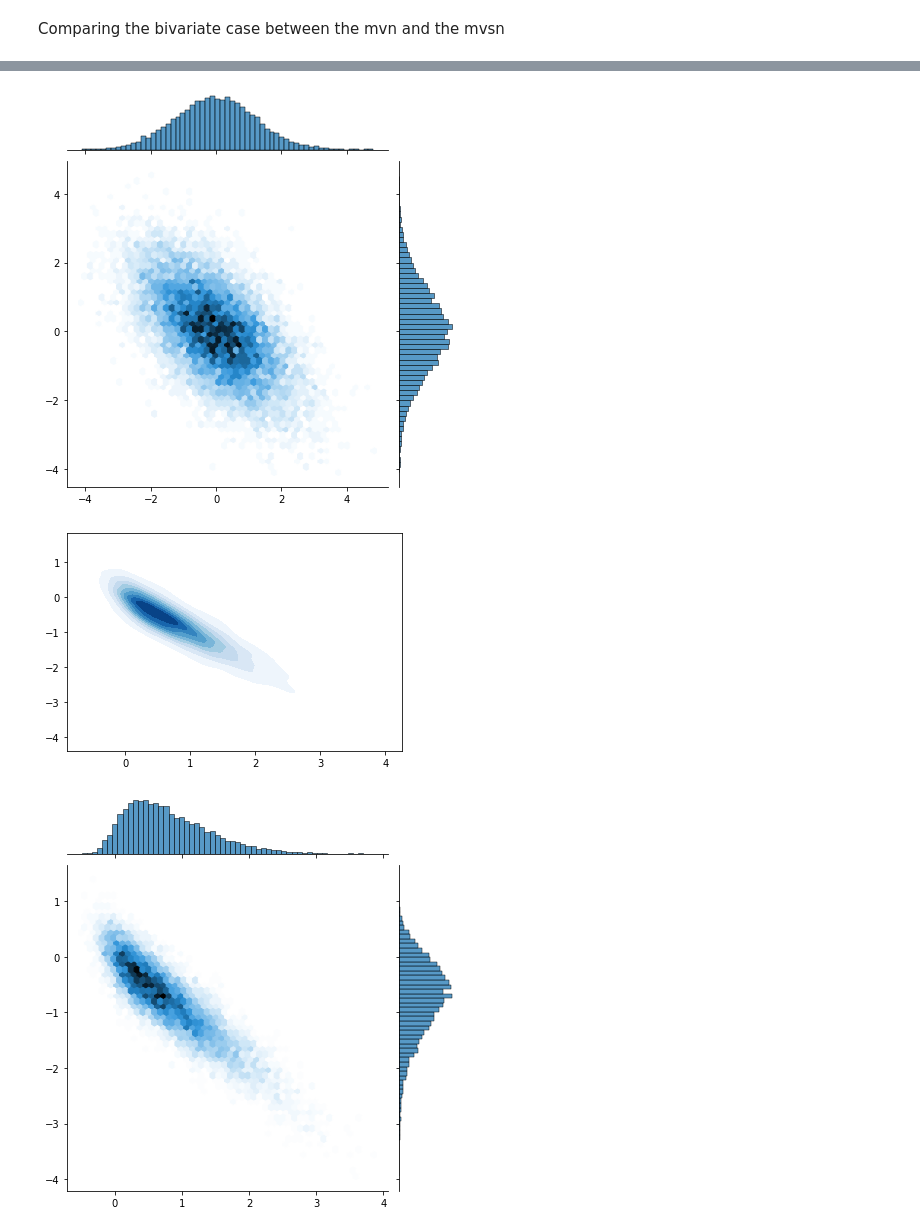
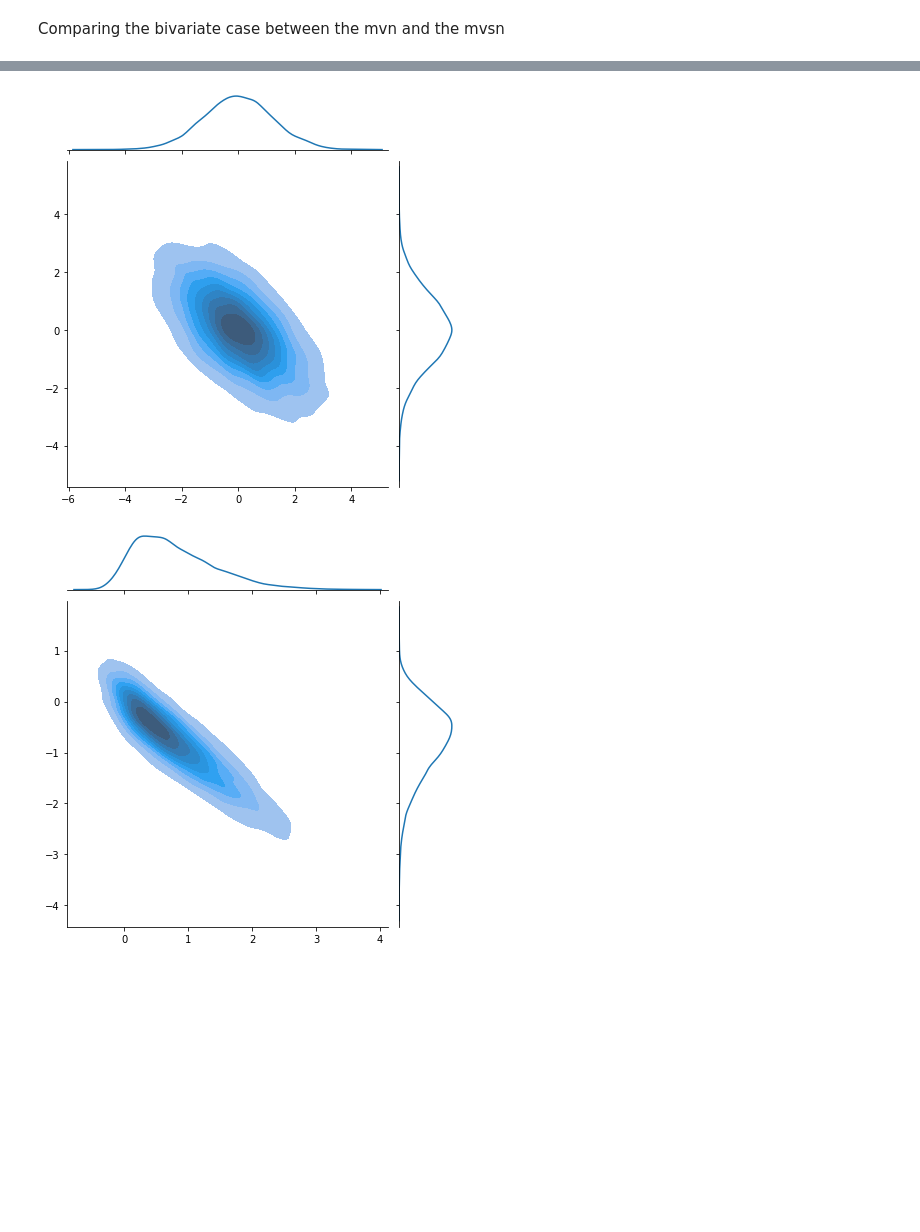
Before and after one commit to capitalone/synthetic-data, a Jupyter notebook: examples/multivar_skew_norm_demo.ipynb, the cells around one changed output, grey strips where cells are left out. Saved outputs shown, nothing was run; the diff lists cells and outputs as text; code cells hidden in the pictures; blank space fills up the shorter version.

Commit message:
Change jointplot from hex to kde

```diff
--- a/examples/multivar_skew_norm_demo.ipynb
+++ b/examples/multivar_skew_norm_demo.ipynb
@@ -30,21 +31,15 @@ plt.show()
 # Albeit not exactly identical, the distribution is very similar judging by inspection
 mvsn = MultivariateSkewNorm(cov, zeros)
 mvsn_samples = mvsn.rvs(SAMPLE_SIZE)
-sns.jointplot(mvsn_samples[:, 0], mvsn_samples[:, 1], kind="hex")
+sns.jointplot(mvsn_samples[:, 0], mvsn_samples[:, 1], kind="kde", shade=True)
 plt.show()
 # %% [output]
-[figure, old version]
+[figure, new version]
 # %%
 # With the skews
 mvsn = MultivariateSkewNorm(cov, skew)
 mvsn_samples = mvsn.rvs(SAMPLE_SIZE)
-sns.jointplot(mvsn_samples[:, 0], mvsn_samples[:, 1], kind="hex")
+sns.jointplot(mvsn_samples[:, 0], mvsn_samples[:, 1], kind="kde", shade=True)
 plt.show()
 # %% [output]
-[figure, old version]
+[figure, new version]
-# %%
-# MVSN Joint distribution
-sns.jointplot(mvsn_samples[:, 0], mvsn_samples[:, 1], kind="hex")
-plt.show()
-# %% [output]
-[figure, removed]
```
Also changed, not shown: parts of 2 cells of this notebook.
